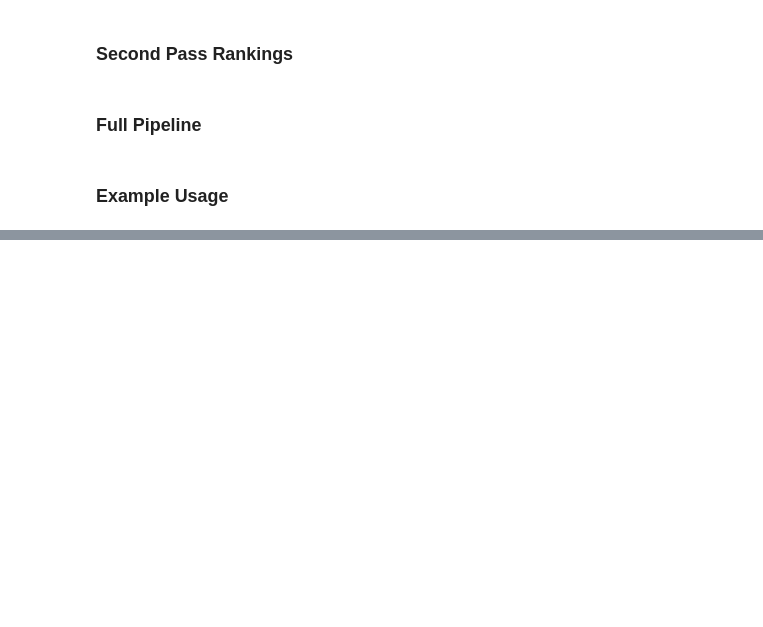
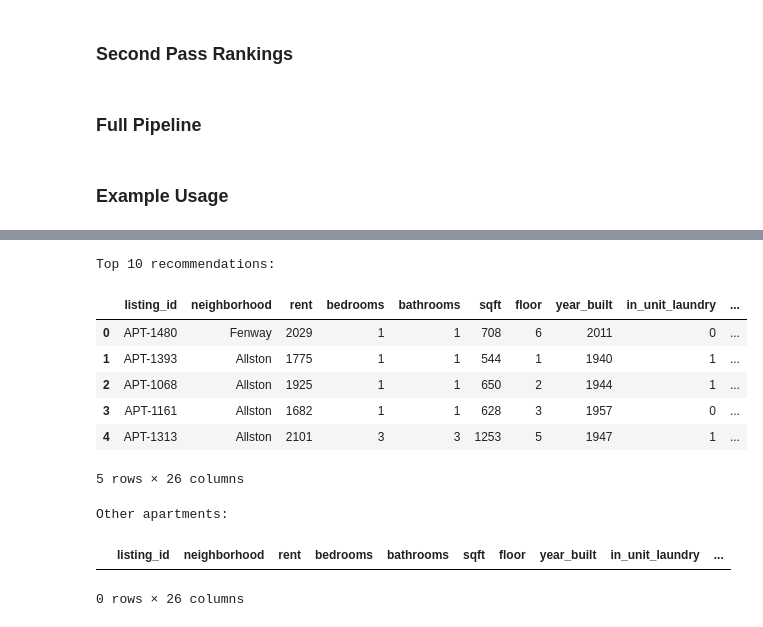
Before and after one commit to haleymartin-6/Apartments4604, a Jupyter notebook: apartments_dot_com_final.ipynb, the cells around one changed output, grey strips where cells are left out. Saved outputs shown, nothing was run; the diff lists cells and outputs as text; code cells hidden in the pictures; blank space fills up the shorter version.

```diff
--- a/apartments_dot_com_final.ipynb
+++ b/apartments_dot_com_final.ipynb
@@ -371,0 +464,2 @@ display(results["other_apartments"][cols_to_show].head(20))
+# %%
+results_1 = recommend_apartments_llm(apartments_df, test_prompt_1, generator, top_n=5)
@@ -371,0 +470,24 @@ display(results["other_apartments"][cols_to_show].head(20))
+# %%
+print("\nTop 10 recommendations:")
+try:
+    display(results_1["top_10_recommendations"])
+except KeyError:
+    print("No apartments meet this criteria")
+
+print("\nOther apartments:")
+try:
+    display(results_1["other_apartments"].head(20))
+except KeyError:
+    print("No apartments meet this criteria")
+# %% [output]
+Top 10 recommendations:
+|  | listing_id | neighborhood | rent | bedrooms | bathrooms | sqft | floor | year_built | in_unit_laundry | ... |
+| 0 | APT-1480 | Fenway | 2029 | 1 | 1 | 708 | 6 | 2011 | 0 | ... |
+| 1 | APT-1393 | Allston | 1775 | 1 | 1 | 544 | 1 | 1940 | 1 | ... |
+| 2 | APT-1068 | Allston | 1925 | 1 | 1 | 650 | 2 | 1944 | 1 | ... |
+| 3 | APT-1161 | Allston | 1682 | 1 | 1 | 628 | 3 | 1957 | 0 | ... |
+| 4 | APT-1313 | Allston | 2101 | 3 | 3 | 1253 | 5 | 1947 | 1 | ... |
+5 rows × 26 columns
+Other apartments:
+|  | listing_id | neighborhood | rent | bedrooms | bathrooms | sqft | floor | year_built | in_unit_laundry | ... |
+0 rows × 26 columns
```
Also changed, not shown: parts of 26 cells of this notebook.
